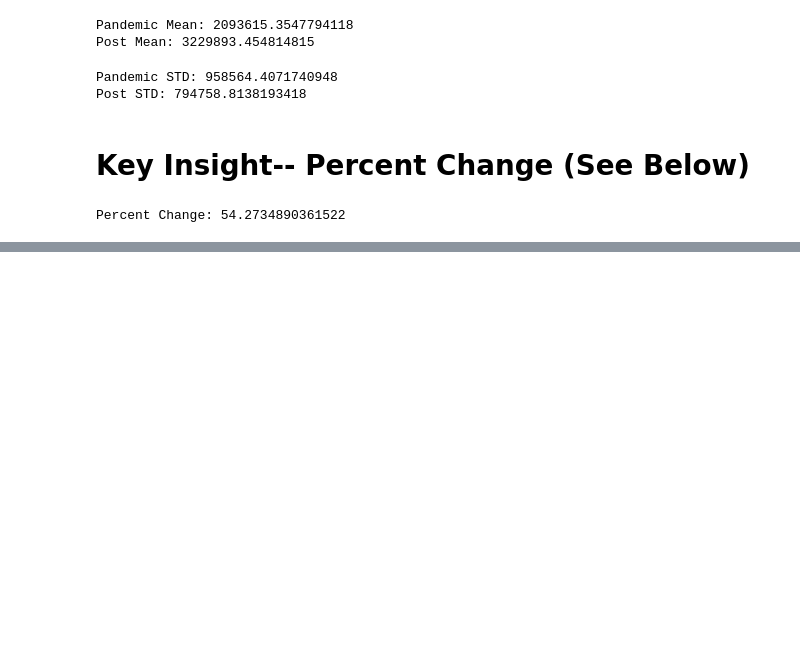
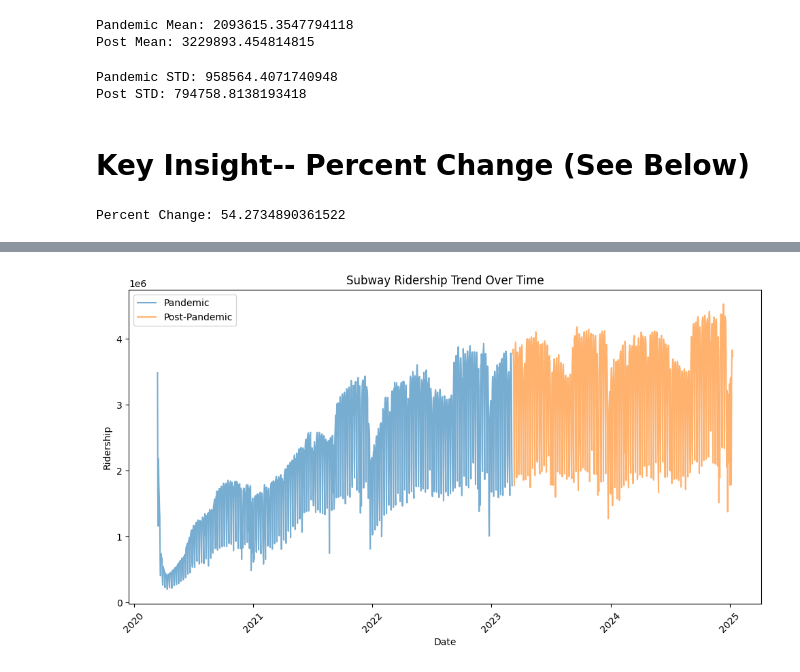
Before and after one commit to Reggie-Amedee-Tech/phase_1_project, a Jupyter notebook: notebooks/Marquita_eda.ipynb, the cells around one changed output, grey strips where cells are left out. Saved outputs shown, nothing was run; the diff lists cells and outputs as text; code cells hidden in the pictures; blank space fills up the shorter version.

```diff
--- a/notebooks/Marquita_eda.ipynb
+++ b/notebooks/Marquita_eda.ipynb
@@ -106,0 +127,18 @@ Percent Change: 54.2734890361522
+# %%
+import matplotlib.pyplot as plt
+
+plt.figure(figsize=(12,6))
+
+plt.plot(pandemic_data["date"], pandemic_data["subways_total_estimated_ridership"], label="Pandemic", alpha=0.6)
+plt.plot(post_data["date"], post_data["subways_total_estimated_ridership"], label="Post-Pandemic", alpha=0.6)
+
+plt.title("Subway Ridership Trend Over Time")
+plt.xlabel("Date")
+plt.ylabel("Ridership")
+
+plt.legend()
+plt.xticks(rotation=45)
+
+plt.show()
+# %% [output]
+[figure, added]
```
Also changed, not shown: parts of 13 cells of this notebook.
